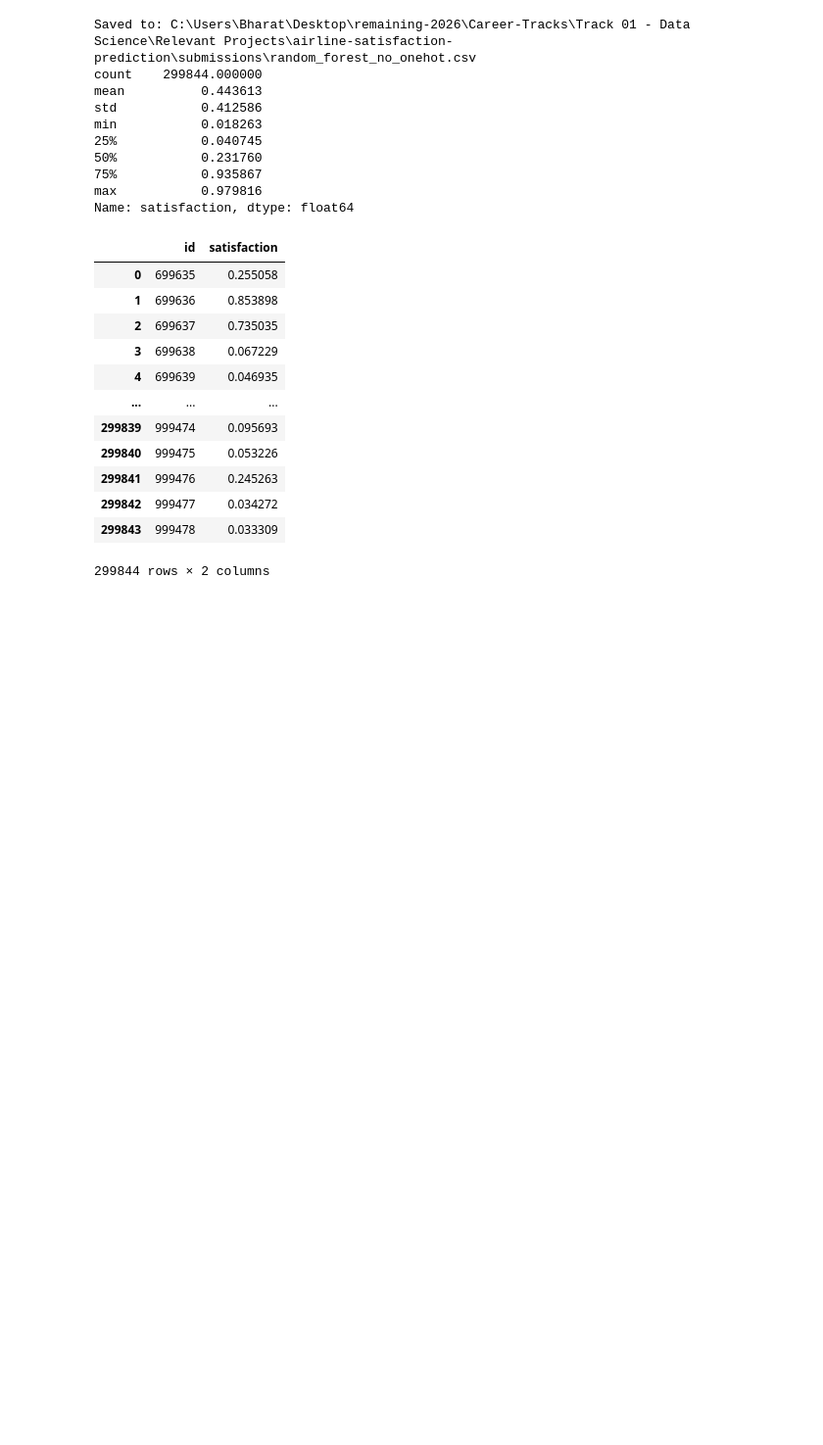
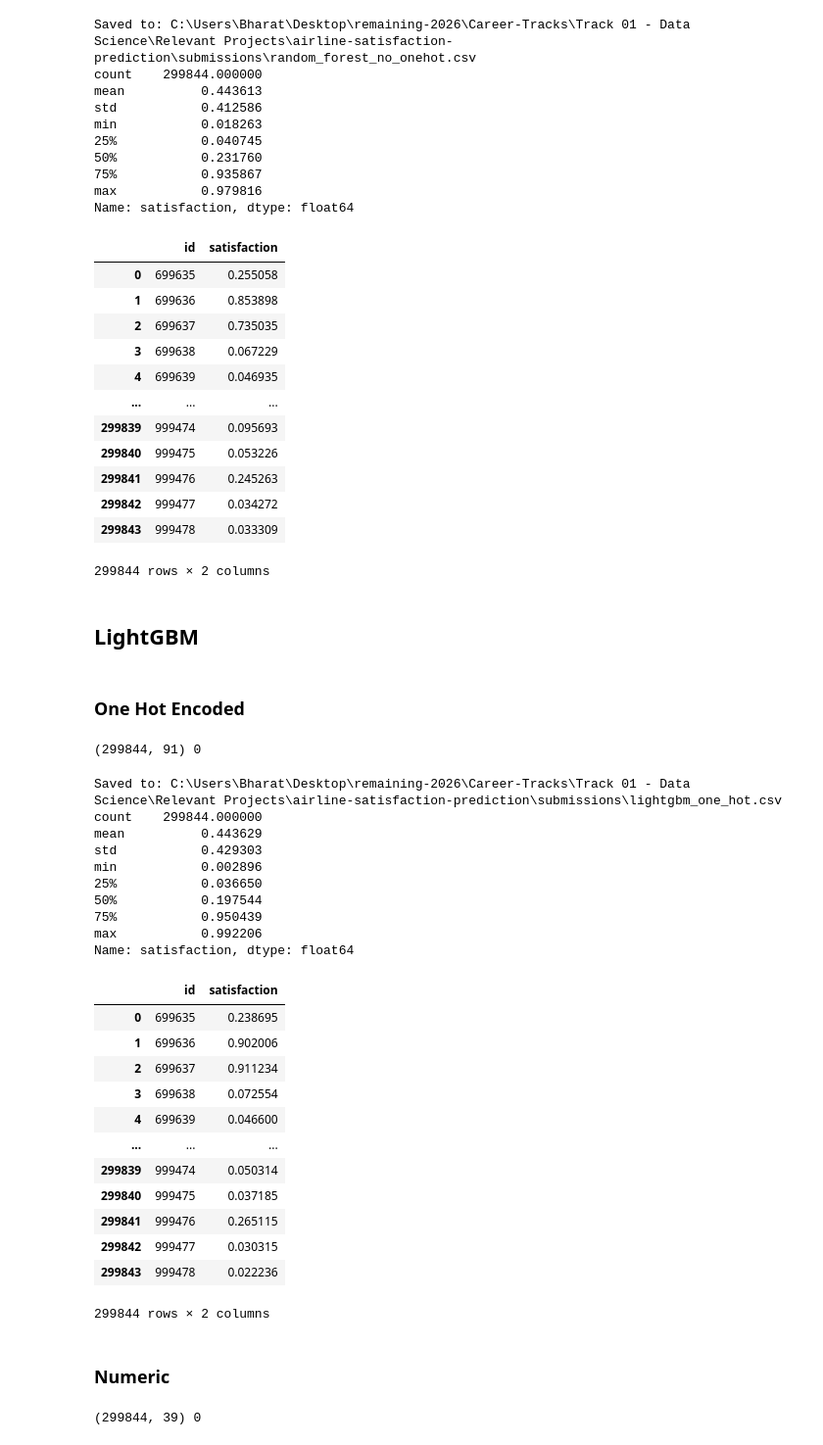
Before and after one commit to BharatK0049/airline-satisfaction-prediction, a Jupyter notebook: notebooks/00_submission.ipynb, the cells around one changed output. Shown at 98% size. Drawn from its saved outputs; the diff is of its cells as text; code cells hidden in the pictures; blank space fills up the shorter version.

Commit message:
Create submissions of LightGBM and XGBoost

```diff
--- a/notebooks/00_submission.ipynb
+++ b/notebooks/00_submission.ipynb
@@ -228,3 +228,45 @@ Name: satisfaction, dtype: float64
 | 299842 | 999477 | 0.034272 |
 | 299843 | 999478 | 0.033309 |
 299844 rows × 2 columns
+# %% [markdown]
+## LightGBM
+# %% [markdown]
+### One Hot Encoded
+# %%
+saved = joblib.load(MODEL_DIR / "lightgbm_encoded.joblib")
+state, model = saved["state"], saved["model"]
+# %%
+X_test_encoded = apply_preprocessing(X_test, state)
+print(X_test_encoded.shape, X_test_encoded.isna().sum().sum())
+
+test_proba = model.predict_proba(X_test_encoded)[:, 1]
+# %% [output]
+(299844, 91) 0
+# %%
+save_submission(test_ids, test_proba, "lightgbm_one_hot.csv")
+# %% [output]
+Saved to: C:\Users\Bharat\Desktop\remaining-2026\Career-Tracks\Track 01 - Data Science\Relevant Projects\airline-satisfaction-prediction\submissions\lightgbm_one_hot.csv
+count    299844.000000
+mean          0.443629
+std           0.429303
+min           0.002896
+25%           0.036650
+50%           0.197544
+75%           0.950439
+max           0.992206
+Name: satisfaction, dtype: float64
+|  | id | satisfaction |
+| 0 | 699635 | 0.238695 |
+| 1 | 699636 | 0.902006 |
+| 2 | 699637 | 0.911234 |
+| 3 | 699638 | 0.072554 |
+| 4 | 699639 | 0.046600 |
+| ... | ... | ... |
+| 299839 | 999474 | 0.050314 |
+| 299840 | 999475 | 0.037185 |
+| 299841 | 999476 | 0.265115 |
+| 299842 | 999477 | 0.030315 |
+| 299843 | 999478 | 0.022236 |
+299844 rows × 2 columns
+# %% [markdown]
+### Numeric
@@ -230,0 +276,7 @@ Name: satisfaction, dtype: float64
+# %%
+X_test_encoded = apply_preprocessing(X_test, state)
+print(X_test_encoded.shape, X_test_encoded.isna().sum().sum())
+
+test_proba = model.predict_proba(X_test_encoded)[:, 1]
+# %% [output]
+(299844, 39) 0
```
Also changed, not shown: parts of 13 cells of this notebook.
